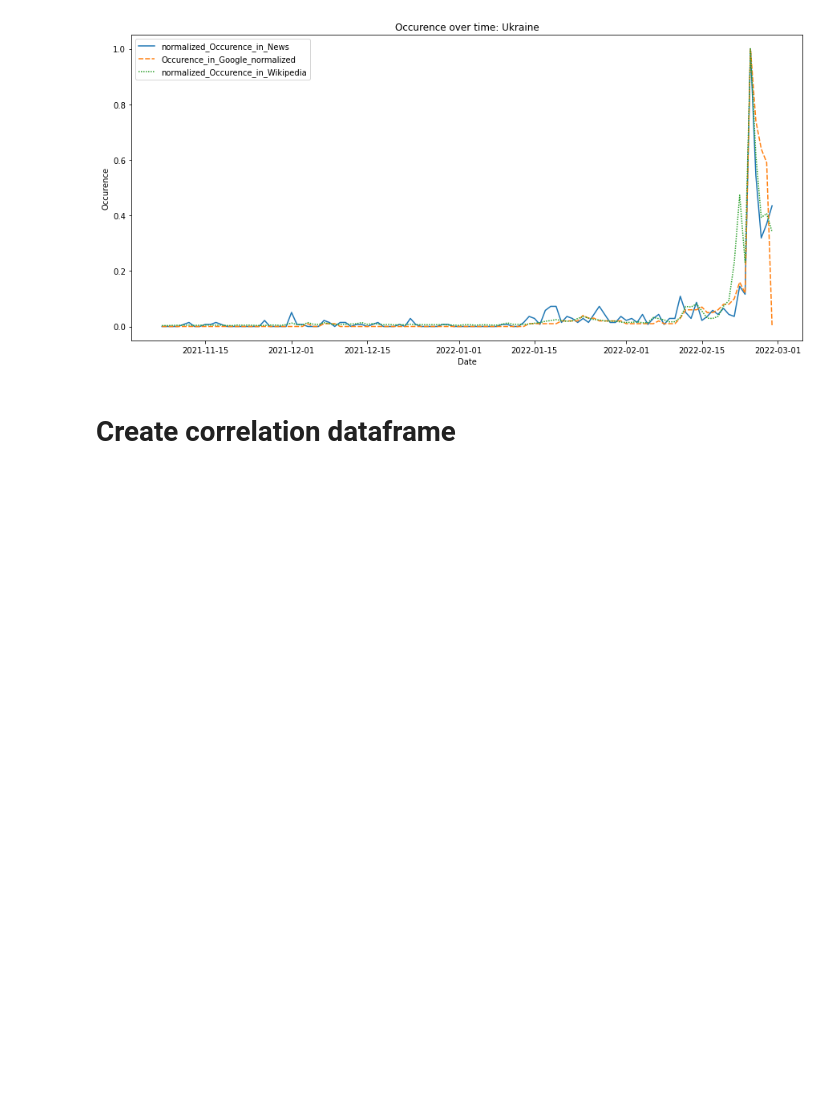
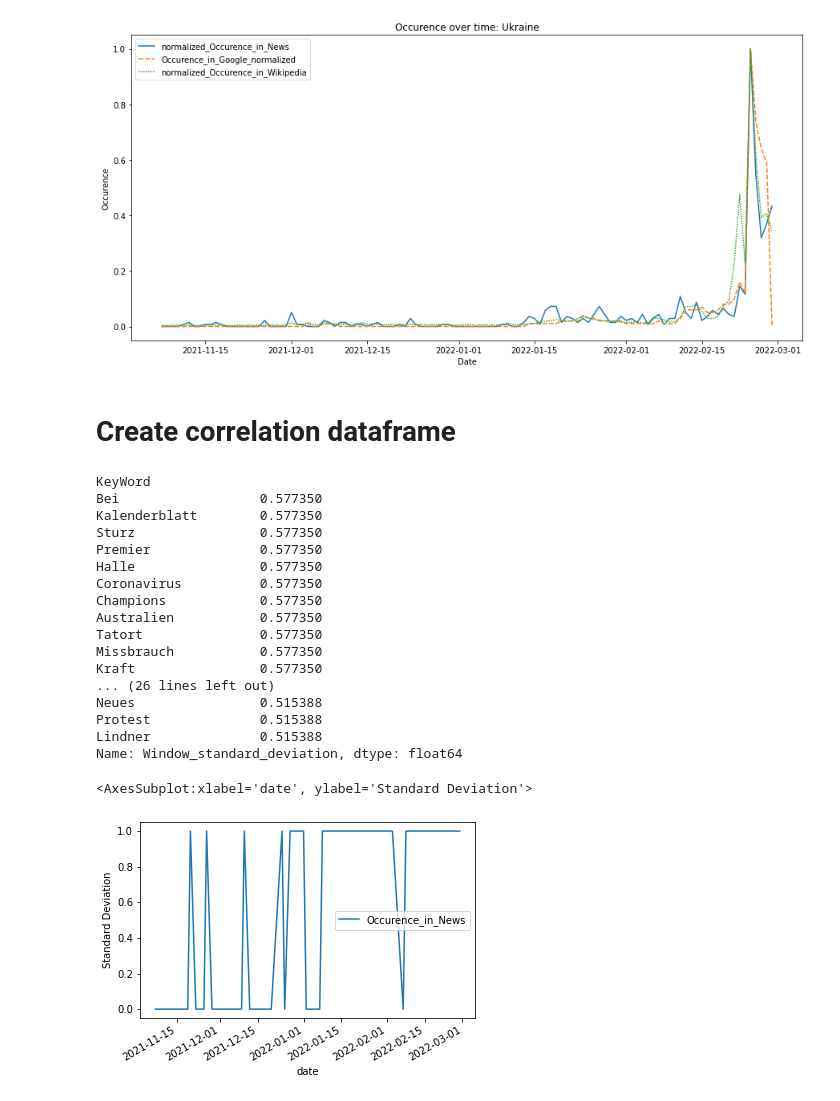
Before and after one commit to JanSchuck/Bachelorthesis, a Jupyter notebook: Analysis/Analysis.ipynb, the cells around one changed output. Drawn from its saved outputs; the diff is of its cells as text; code cells hidden in the pictures; blank space fills up the shorter version.

```diff
--- a/Analysis/Analysis.ipynb
+++ b/Analysis/Analysis.ipynb
@@ -140,0 +182,46 @@ saveCSV(Correlation_DataFrame, "Correlation_DataFrame_short")
+# %%
+#function to calculate the rolling standard deviation
+def calculate_rolling_standard_deviation(df):
+    #window size = ammount of dates in frame
+    window_size = 4
+
+    #calculate std = "standard deviation" over the rolling windows
+    data = df['Occurence_in_News'].rolling(window_size).std()
+    #data = data[window_size - 1 :: window_size]
+    #print(data)
+    #create new column and set data
+    df["Window_standard_deviation"] = data
+    return df
+# %%
+# calculate rolling standard deviation over groupby(keyWord)
+std_DataFrame = Occurence_df.groupby("KeyWord").apply(calculate_rolling_standard_deviation)
+#get a list of highest or lowest standard deviation
+std_DataFrame_sorted = std_DataFrame.groupby("KeyWord")["Window_standard_deviation"].max().sort_values(ascending=False)
+#print list
+print(std_DataFrame_sorted[:40])
+#plot standard deviation
+std_DataFrame.loc[std_DataFrame['KeyWord'] == "Kalenderblatt"].plot(x="date",y="Occurence_in_News", ylabel="Standard Deviation")
+
+
+#Column_list= ["Window_standard_deviation", "Occurence_in_News"]
+#x = plot_Occurence_over_time_linegraph(std_DataFrame,"Putin", Column_list,(20,8))
+# %% [output]
+KeyWord
+Bei                  0.577350
+Kalenderblatt        0.577350
+Sturz                0.577350
+Premier              0.577350
+Halle                0.577350
+Coronavirus          0.577350
+Champions            0.577350
+Australien           0.577350
+Tatort               0.577350
+Missbrauch           0.577350
+Kraft                0.577350
+... (26 lines left out)
+Neues                0.515388
+Protest              0.515388
+Lindner              0.515388
+Name: Window_standard_deviation, dtype: float64
+<AxesSubplot:xlabel='date', ylabel='Standard Deviation'>
+[figure, added]
```
Also changed, not shown: parts of 12 cells of this notebook.
